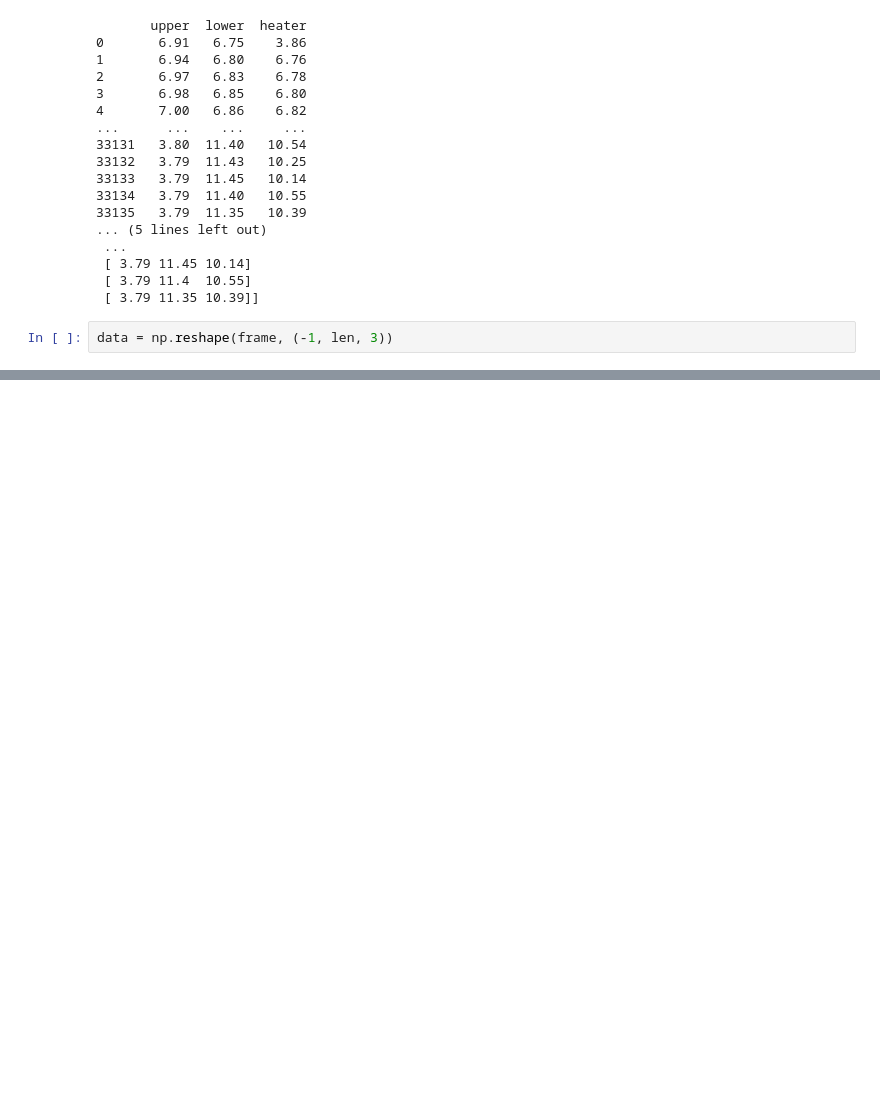
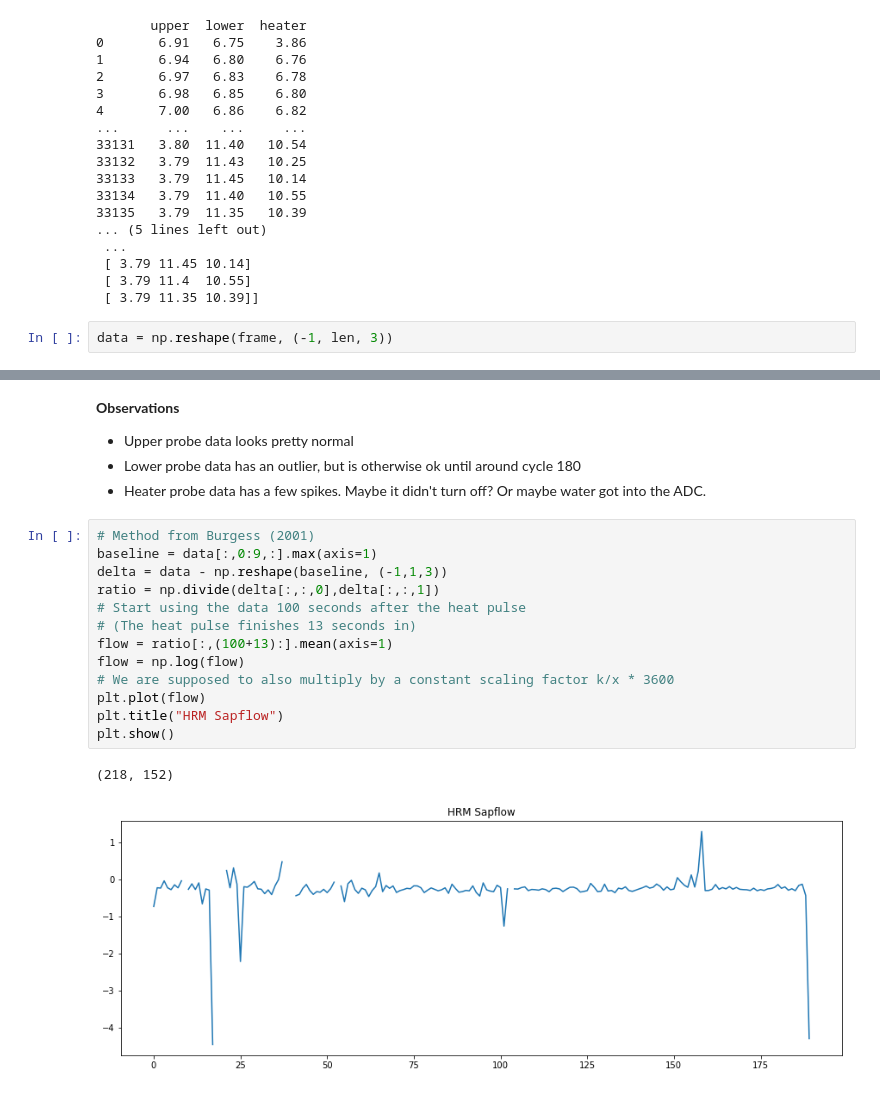
Before and after one commit to OPEnSLab-OSU/SapFlowMeter, a Jupyter notebook: scripts/rhody.ipynb, the cells around one changed output, grey strips where cells are left out. Cells and saved outputs as stored; diff of their text form; blank space fills up the shorter version.

Commit message:
Added Burgess HRM method

```diff
--- a/scripts/rhody.ipynb
+++ b/scripts/rhody.ipynb
@@ -43,0 +71,21 @@ plt.show()
+# %% [markdown]
+**Observations**
+- Upper probe data looks pretty normal
+- Lower probe data has an outlier, but is otherwise ok until around cycle 180
+- Heater probe data has a few spikes. Maybe it didn't turn off? Or maybe water got into the ADC.
+# %%
+# Method from Burgess (2001)
+baseline = data[:,0:9,:].max(axis=1)
+delta = data - np.reshape(baseline, (-1,1,3))
+ratio = np.divide(delta[:,:,0],delta[:,:,1])
+# Start using the data 100 seconds after the heat pulse
+# (The heat pulse finishes 13 seconds in)
+flow = ratio[:,(100+13):].mean(axis=1)
+flow = np.log(flow)
+# We are supposed to also multiply by a constant scaling factor k/x * 3600
+plt.plot(flow)
+plt.title("HRM Sapflow")
+plt.show()
+# %% [output]
+(218, 152)
+[figure, added]
```
Also changed, not shown: parts of 3 cells of this notebook.
